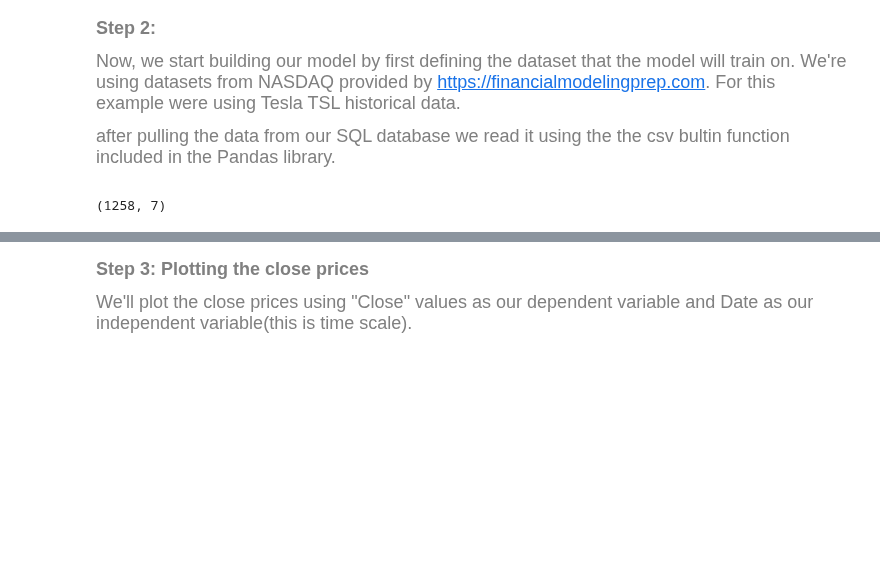
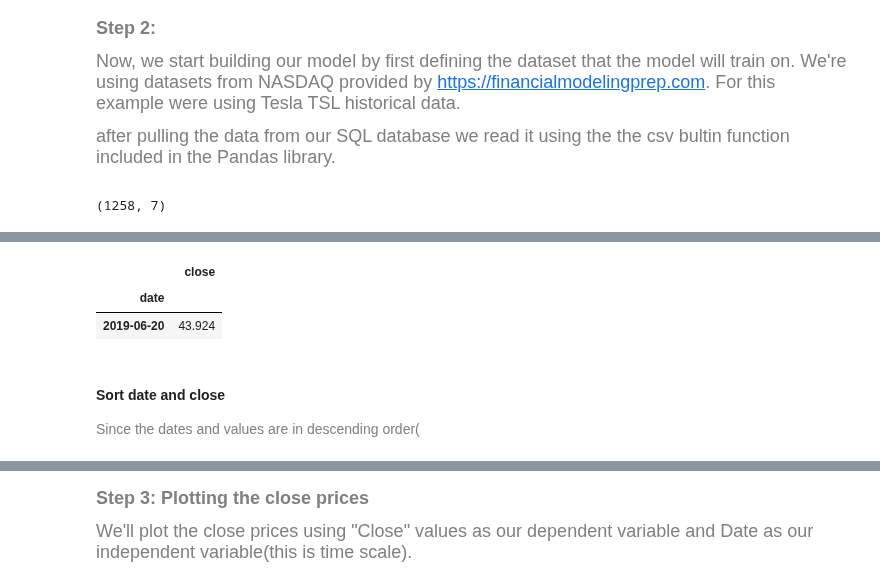
Before and after one commit to nicholeedet/Stock_predictor_ML, a Jupyter notebook: Resources/Stockprer.ipynb, the cells around one changed output, grey strips where cells are left out. Drawn from its saved outputs; the diff is of its cells as text; code cells hidden in the pictures; blank space fills up the shorter version.

```diff
--- a/Resources/Stockprer.ipynb
+++ b/Resources/Stockprer.ipynb
@@ -38,3 +58,12 @@ df = df[["close"]]
+# %%
+df[df.index == "2019-06-20"]
+# %% [output]
+|  | close |
+| date |  |
+| 2019-06-20 | 43.924 |
+# %% [markdown]
+#### Sort date and close
+<p style="font-size:14px;color:gray;"> Since the dates and values are in descending order(</p>
 # %%
 df = df.iloc[::-1]
 df
```
Also changed, not shown: parts of 7 cells of this notebook, 1 other file.
